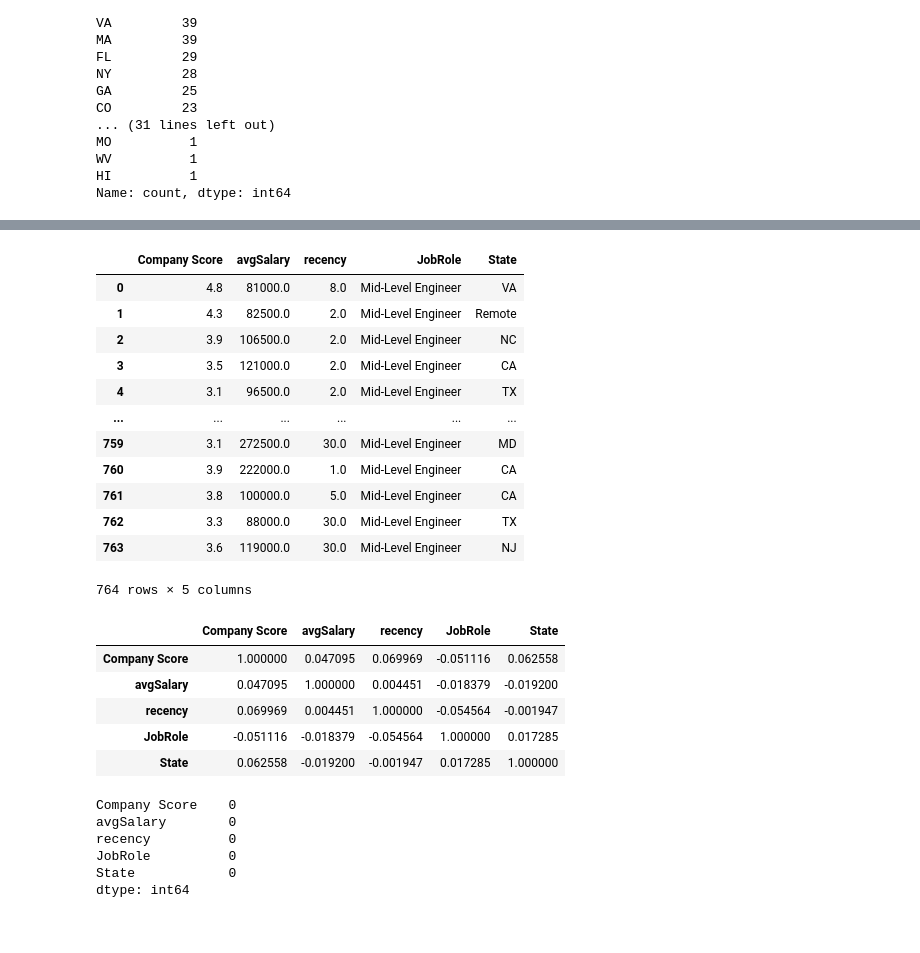
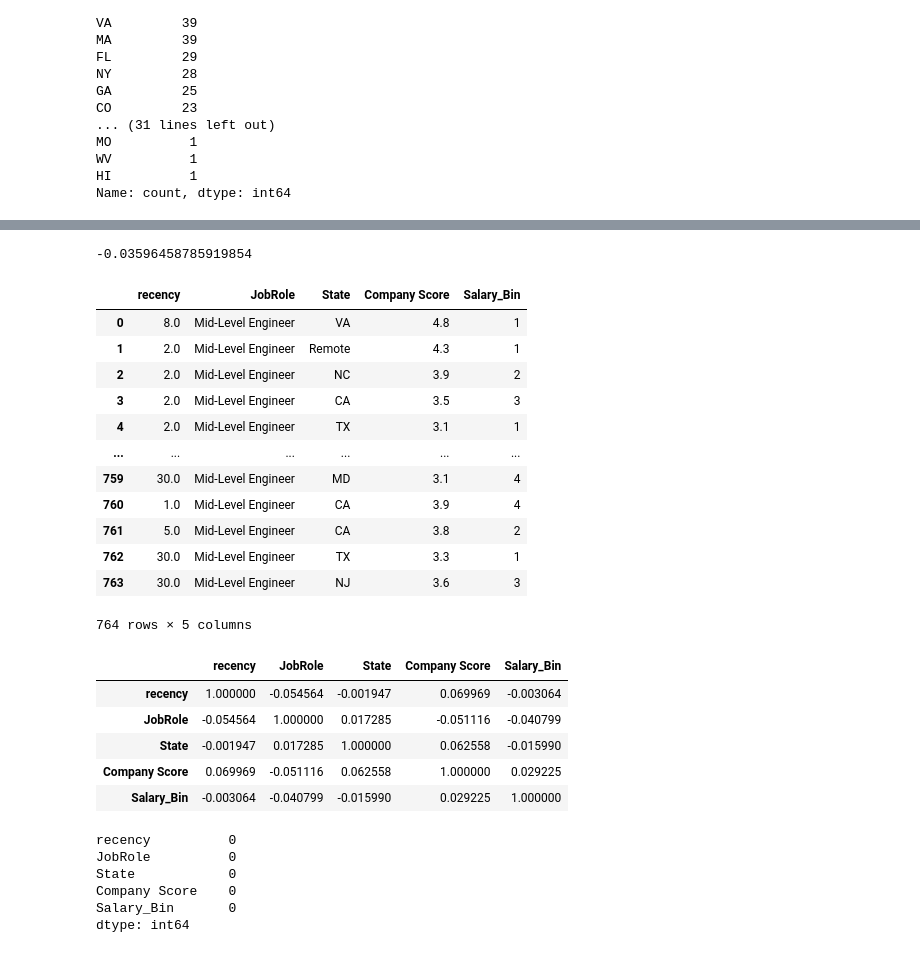
Before and after one commit to SuperDataScience-Community-Projects/SDS-CP009-ds-salary-pred, a Jupyter notebook: notebooks/saikaturi/saikaturi_notebook.ipynb, the cells around one changed output, grey strips where cells are left out. Saved outputs shown, nothing was run; the diff lists cells and outputs as text; code cells hidden in the pictures.

Commit message:
I have performed some preprocessing and model building

```diff
--- a/notebooks/saikaturi/saikaturi_notebook.ipynb
+++ b/notebooks/saikaturi/saikaturi_notebook.ipynb
@@ -669,3 +667,6 @@ MO          1
 WV          1
 HI          1
 Name: count, dtype: int64
+# %%
+quantile_bins = pd.qcut(dataset['avgSalary'], q=4, labels=["1", "2", "3", "4"]) #1-Low,2-medium,3-high,4-very high
+dataset['Salary_Bin'] = quantile_bins
@@ -671,0 +777,4 @@ Name: count, dtype: int64
+# %%
+r2_score_model1
+# %% [output]
+-0.03596458785919854
@@ -672,22 +785,22 @@ Name: count, dtype: int64
 # %%
-columns =["Company Score","avgSalary","recency","JobRole","State"]
+columns_v1 =["recency","JobRole","State","Company Score","Salary_Bin"]
 # %%
-dataset1 = dataset[columns].copy()
+dataset2 = dataset[columns].copy()
 # %%
-dataset1
+dataset2
 # %% [output]
-|  | Company Score | avgSalary | recency | JobRole | State |
-| 0 | 4.8 | 81000.0 | 8.0 | Mid-Level Engineer | VA |
-| 1 | 4.3 | 82500.0 | 2.0 | Mid-Level Engineer | Remote |
-| 2 | 3.9 | 106500.0 | 2.0 | Mid-Level Engineer | NC |
-| 3 | 3.5 | 121000.0 | 2.0 | Mid-Level Engineer | CA |
-| 4 | 3.1 | 96500.0 | 2.0 | Mid-Level Engineer | TX |
+|  | recency | JobRole | State | Company Score | Salary_Bin |
+| 0 | 8.0 | Mid-Level Engineer | VA | 4.8 | 1 |
+| 1 | 2.0 | Mid-Level Engineer | Remote | 4.3 | 1 |
+| 2 | 2.0 | Mid-Level Engineer | NC | 3.9 | 2 |
+| 3 | 2.0 | Mid-Level Engineer | CA | 3.5 | 3 |
+| 4 | 2.0 | Mid-Level Engineer | TX | 3.1 | 1 |
 | ... | ... | ... | ... | ... | ... |
-| 759 | 3.1 | 272500.0 | 30.0 | Mid-Level Engineer | MD |
-| 760 | 3.9 | 222000.0 | 1.0 | Mid-Level Engineer | CA |
-| 761 | 3.8 | 100000.0 | 5.0 | Mid-Level Engineer | CA |
-| 762 | 3.3 | 88000.0 | 30.0 | Mid-Level Engineer | TX |
-| 763 | 3.6 | 119000.0 | 30.0 | Mid-Level Engineer | NJ |
+| 759 | 30.0 | Mid-Level Engineer | MD | 3.1 | 4 |
+| 760 | 1.0 | Mid-Level Engineer | CA | 3.9 | 4 |
+| 761 | 5.0 | Mid-Level Engineer | CA | 3.8 | 2 |
+| 762 | 30.0 | Mid-Level Engineer | TX | 3.3 | 1 |
+| 763 | 30.0 | Mid-Level Engineer | NJ | 3.6 | 3 |
 764 rows × 5 columns
 # %%
 from sklearn import preprocessing
@@ -700,10 +813,10 @@ dataset1["State"] = encoder.fit_transform(dataset["State"])
 # %%
-dataset1.corr()
+dataset2.corr()
 # %% [output]
-|  | Company Score | avgSalary | recency | JobRole | State |
-| Company Score | 1.000000 | 0.047095 | 0.069969 | -0.051116 | 0.062558 |
-| avgSalary | 0.047095 | 1.000000 | 0.004451 | -0.018379 | -0.019200 |
-| recency | 0.069969 | 0.004451 | 1.000000 | -0.054564 | -0.001947 |
-| JobRole | -0.051116 | -0.018379 | -0.054564 | 1.000000 | 0.017285 |
-| State | 0.062558 | -0.019200 | -0.001947 | 0.017285 | 1.000000 |
+|  | recency | JobRole | State | Company Score | Salary_Bin |
+| recency | 1.000000 | -0.054564 | -0.001947 | 0.069969 | -0.003064 |
+| JobRole | -0.054564 | 1.000000 | 0.017285 | -0.051116 | -0.040799 |
+| State | -0.001947 | 0.017285 | 1.000000 | 0.062558 | -0.015990 |
+| Company Score | 0.069969 | -0.051116 | 0.062558 | 1.000000 | 0.029225 |
+| Salary_Bin | -0.003064 | -0.040799 | -0.015990 | 0.029225 | 1.000000 |
 # %%
@@ -713,11 +826,11 @@ y = dataset1.iloc[:,[1]].values
 # %%
-dataset1.isna().sum()
+dataset2.isna().sum()
 # %% [output]
-Company Score    0
-avgSalary        0
 recency          0
 JobRole          0
 State            0
+Company Score    0
+Salary_Bin       0
 dtype: int64
 # %%
 from sklearn.preprocessing import StandardScaler
```
Also changed, not shown: parts of 47 cells of this notebook.
